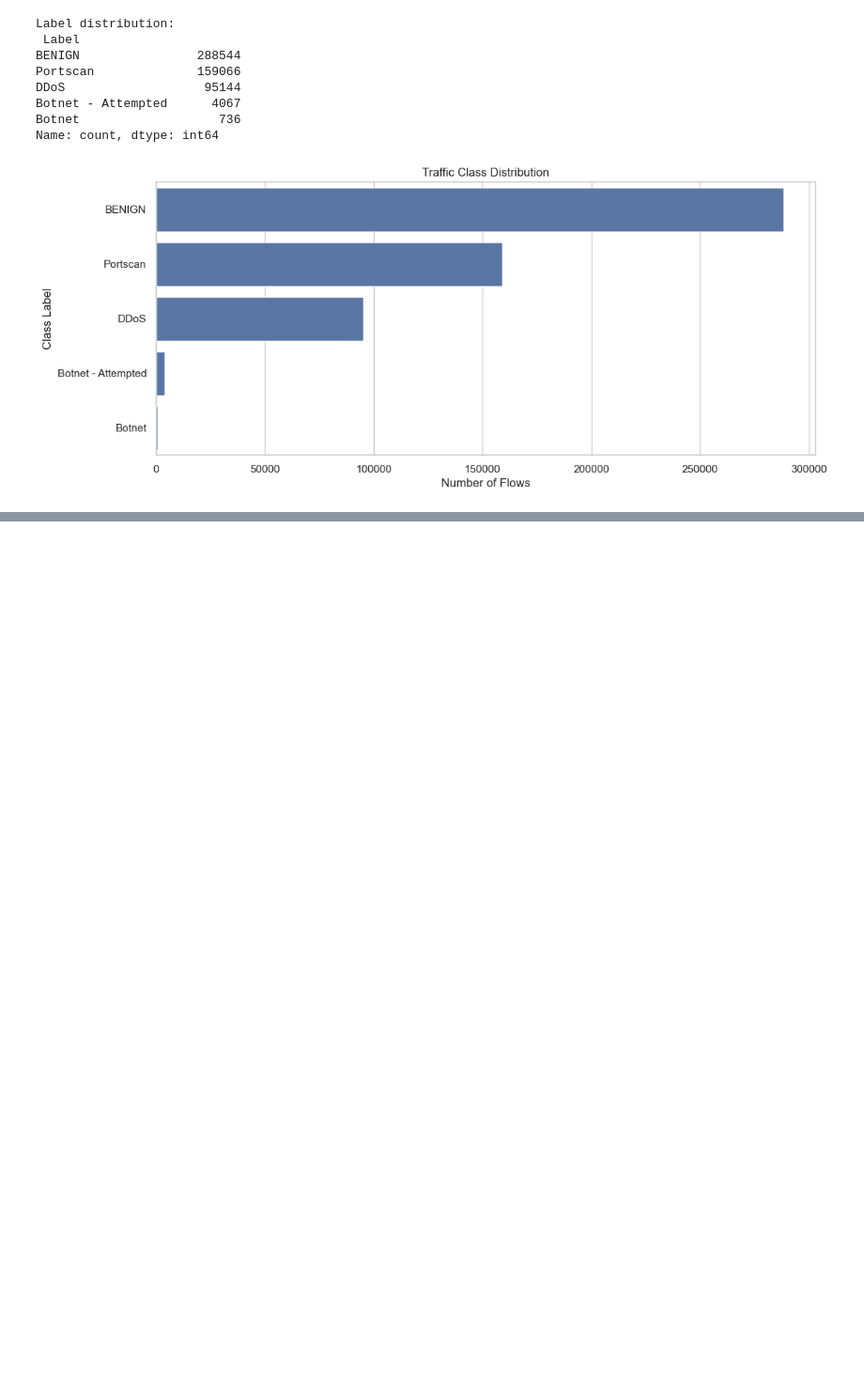
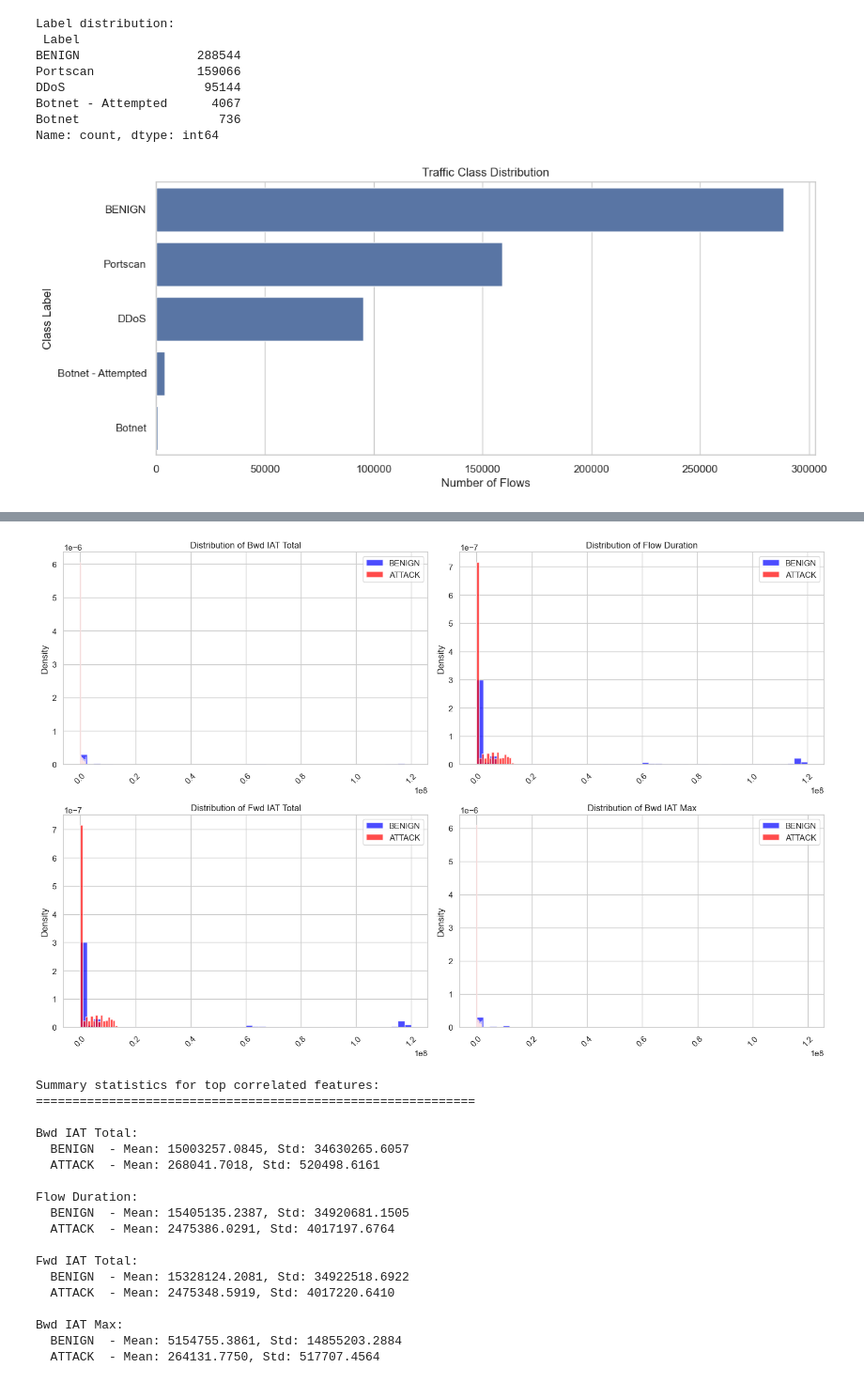
Before and after one commit to moiz2405/Network_Threat_Anomaly_Detection, a Jupyter notebook: 1_data_collection_and_exploration.ipynb, the cells around one changed output, grey strips where cells are left out. Shown at 94% size. Cells and saved outputs as stored; diff of their text form; code cells hidden in the pictures; blank space fills up the shorter version.

```diff
--- a/1_data_collection_and_exploration.ipynb
+++ b/1_data_collection_and_exploration.ipynb
@@ -74,0 +261,55 @@ Name: count, dtype: int64
+# %%
+# Visualize distribution of top correlated features
+top_corr_features = target_corr.head(6).index.tolist()
+if 'Label_Binary' in top_corr_features:
+    top_corr_features.remove('Label_Binary')
+top_corr_features = top_corr_features[:4]  # Take top 4
+
+fig, axes = plt.subplots(2, 2, figsize=(15, 10))
+axes = axes.ravel()
+
+for i, feature in enumerate(top_corr_features):
+    # Create separate distributions for BENIGN vs ATTACK
+    benign_data = df_sample[df_sample['Label'] == 'BENIGN'][feature]
+    attack_data = df_sample[df_sample['Label'] != 'BENIGN'][feature]
+
+    axes[i].hist(benign_data, bins=50, alpha=0.7, label='BENIGN', density=True, color='blue')
+    axes[i].hist(attack_data, bins=50, alpha=0.7, label='ATTACK', density=True, color='red')
+    axes[i].set_title(f'Distribution of {feature}')
+    axes[i].set_ylabel('Density')
+    axes[i].legend()
+    axes[i].tick_params(axis='x', rotation=45)
+
+plt.tight_layout()
+plt.show()
+
+# Show some summary statistics for these features
+print("Summary statistics for top correlated features:")
+print("="*60)
+for feature in top_corr_features:
+    print(f"\n{feature}:")
+    benign_stats = df_sample[df_sample['Label'] == 'BENIGN'][feature].describe()
+    attack_stats = df_sample[df_sample['Label'] != 'BENIGN'][feature].describe()
+
+    print(f"  BENIGN  - Mean: {benign_stats['mean']:.4f}, Std: {benign_stats['std']:.4f}")
+    print(f"  ATTACK  - Mean: {attack_stats['mean']:.4f}, Std: {attack_stats['std']:.4f}")
+# %% [output]
+[figure, added]
+Summary statistics for top correlated features:
+============================================================
+
+Bwd IAT Total:
+  BENIGN  - Mean: 15003257.0845, Std: 34630265.6057
+  ATTACK  - Mean: 268041.7018, Std: 520498.6161
+
+Flow Duration:
+  BENIGN  - Mean: 15405135.2387, Std: 34920681.1505
+  ATTACK  - Mean: 2475386.0291, Std: 4017197.6764
+
+Fwd IAT Total:
+  BENIGN  - Mean: 15328124.2081, Std: 34922518.6922
+  ATTACK  - Mean: 2475348.5919, Std: 4017220.6410
+
+Bwd IAT Max:
+  BENIGN  - Mean: 5154755.3861, Std: 14855203.2884
+  ATTACK  - Mean: 264131.7750, Std: 517707.4564
```
Also changed, not shown: parts of 11 cells of this notebook, 8 other files.
